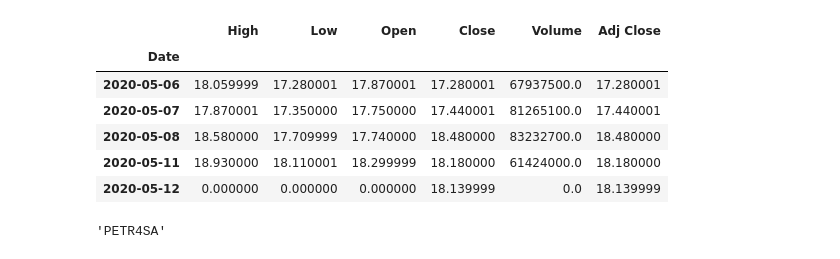
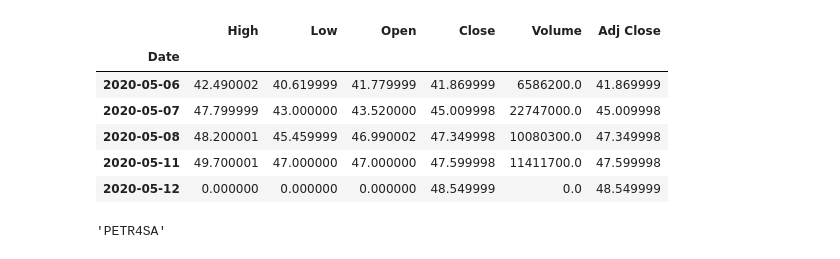
Before and after one commit to RaulMrSouza/Bollinger-Buy, a Jupyter notebook: Bollinger_Buy.ipynb, the cells around one changed output. Drawn from its saved outputs; the diff is of its cells as text; code cells hidden in the pictures.

```diff
--- a/Bollinger_Buy.ipynb
+++ b/Bollinger_Buy.ipynb
@@ -8,16 +8,16 @@ from pandas import DataFrame
 from datetime import date, timedelta
 import numpy as np
 # %%
-df = web.DataReader('PETR4.SA', 'yahoo', date.today() - timedelta(days=360), date.today())
+df = web.DataReader('SUZB3.SA', 'yahoo', date.today() - timedelta(days=360), date.today())
 df.tail()
 # %% [output]
 |  | High | Low | Open | Close | Volume | Adj Close |
 | Date |  |  |  |  |  |  |
-| 2020-05-06 | 18.059999 | 17.280001 | 17.870001 | 17.280001 | 67937500.0 | 17.280001 |
-| 2020-05-07 | 17.870001 | 17.350000 | 17.750000 | 17.440001 | 81265100.0 | 17.440001 |
-| 2020-05-08 | 18.580000 | 17.709999 | 17.740000 | 18.480000 | 83232700.0 | 18.480000 |
-| 2020-05-11 | 18.930000 | 18.110001 | 18.299999 | 18.180000 | 61424000.0 | 18.180000 |
-| 2020-05-12 | 0.000000 | 0.000000 | 0.000000 | 18.139999 | 0.0 | 18.139999 |
+| 2020-05-06 | 42.490002 | 40.619999 | 41.779999 | 41.869999 | 6586200.0 | 41.869999 |
+| 2020-05-07 | 47.799999 | 43.000000 | 43.520000 | 45.009998 | 22747000.0 | 45.009998 |
+| 2020-05-08 | 48.200001 | 45.459999 | 46.990002 | 47.349998 | 10080300.0 | 47.349998 |
+| 2020-05-11 | 49.700001 | 47.000000 | 47.000000 | 47.599998 | 11411700.0 | 47.599998 |
+| 2020-05-12 | 0.000000 | 0.000000 | 0.000000 | 48.549999 | 0.0 | 48.549999 |
 # %%
 #Calculate Bollinger Bands Values
 df['20 Day MA'] = df['Close'].rolling(window=20).mean()
```
Also changed, not shown: parts of 2 cells of this notebook.
